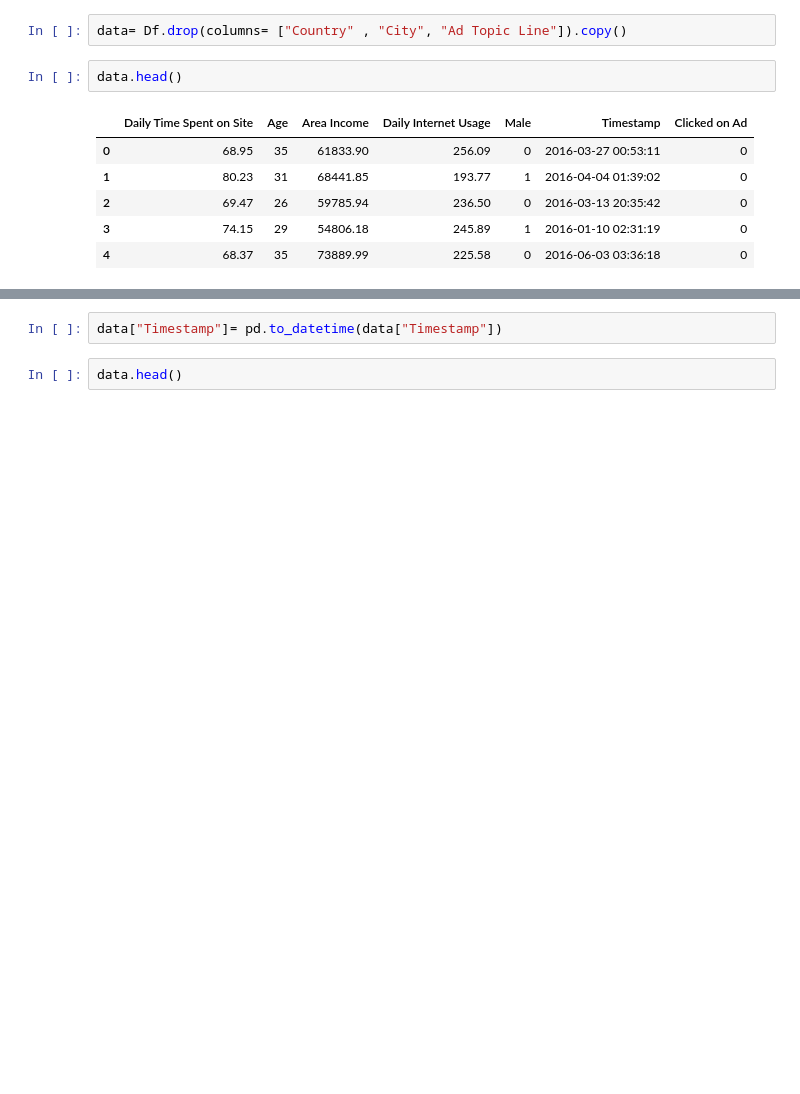
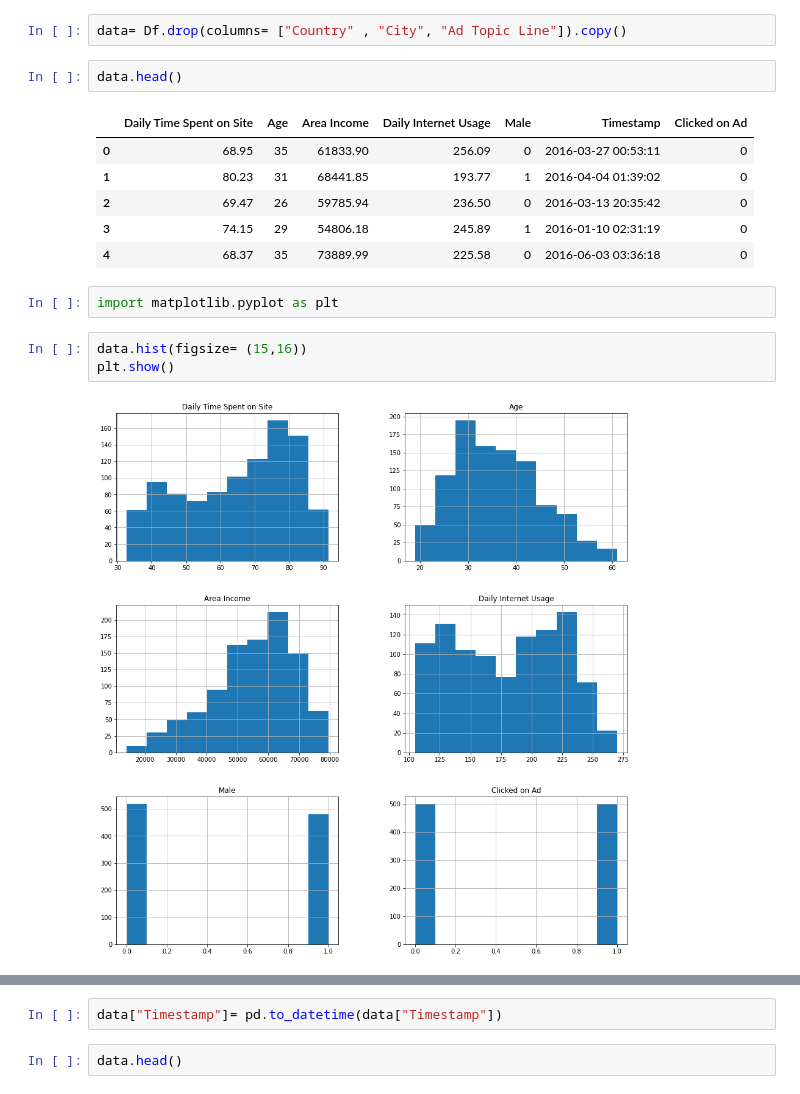
Before and after one commit to Mohit1-K/Customer-ad-click-prediction, a Jupyter notebook: Customer_ad_click_prediction.ipynb, the cells around one changed output, grey strips where cells are left out. Saved outputs shown, nothing was run; the diff lists cells and outputs as text; blank space fills up the shorter version.

```diff
--- a/Customer_ad_click_prediction.ipynb
+++ b/Customer_ad_click_prediction.ipynb
@@ -56,3 +56,10 @@ data.head()
 | 2 | 69.47 | 26 | 59785.94 | 236.50 | 0 | 2016-03-13 20:35:42 | 0 |
 | 3 | 74.15 | 29 | 54806.18 | 245.89 | 1 | 2016-01-10 02:31:19 | 0 |
 | 4 | 68.37 | 35 | 73889.99 | 225.58 | 0 | 2016-06-03 03:36:18 | 0 |
+# %%
+import matplotlib.pyplot as plt
+# %%
+data.hist(figsize= (15,16))
+plt.show()
+# %% [output]
+[figure, added]
```
Also changed, not shown: parts of 9 cells of this notebook.
